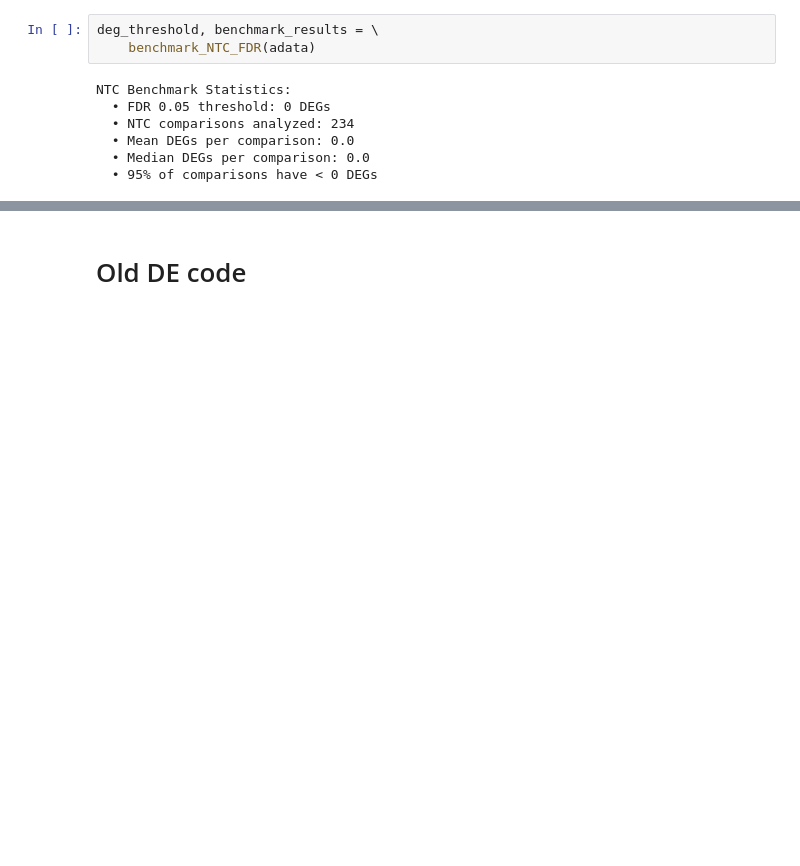
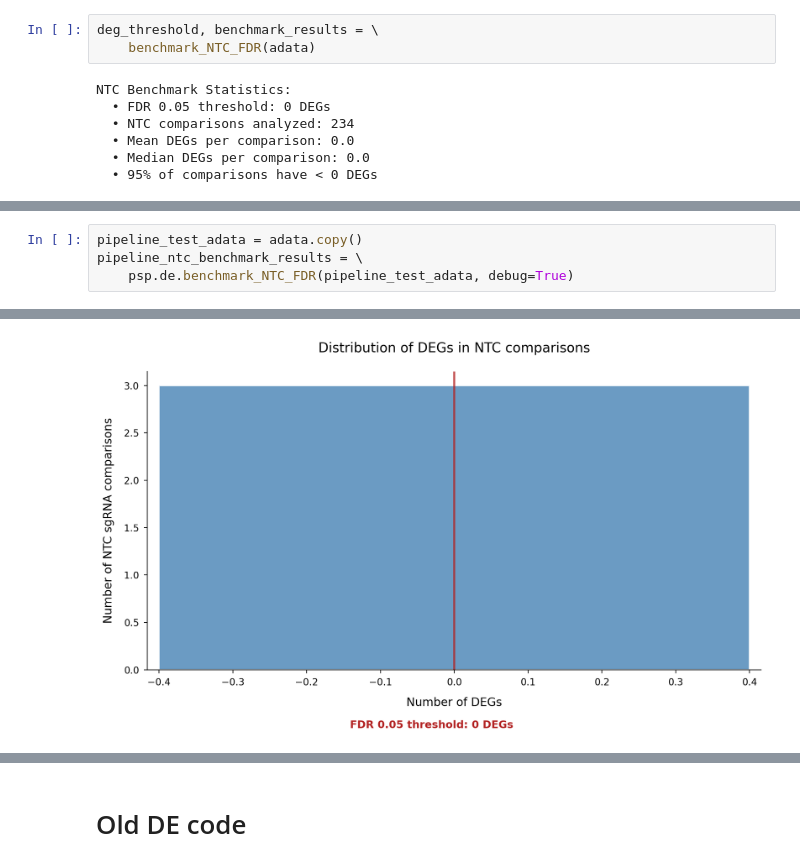
Before and after one commit to subramaniam-lab-ucsd/tf-project, a Jupyter notebook: tf_project_de_analysis_mde.ipynb, the cells around one changed output, grey strips where cells are left out. Cells and saved outputs as stored; diff of their text form; blank space fills up the shorter version.

```diff
--- a/tf_project_de_analysis_mde.ipynb
+++ b/tf_project_de_analysis_mde.ipynb
@@ -757,0 +770,5 @@ NTC Benchmark Statistics:
+# %%
+pipeline_test_adata = adata.copy()
+pipeline_ntc_benchmark_results = \
+    psp.de.benchmark_NTC_FDR(pipeline_test_adata, debug=True)
+# %% [output]
@@ -757,0 +785 @@ NTC Benchmark Statistics:
+[figure, added]
```
Also changed, not shown: parts of 10 cells of this notebook, 1 other file.
